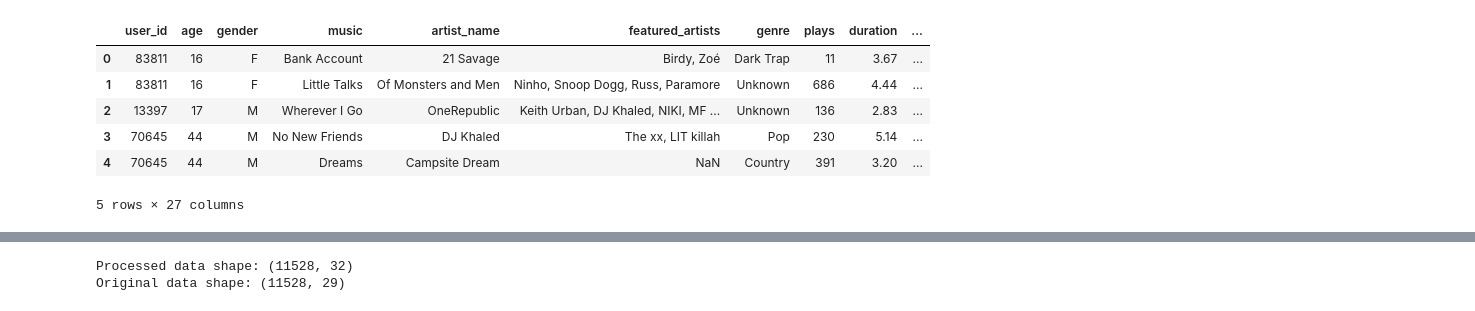
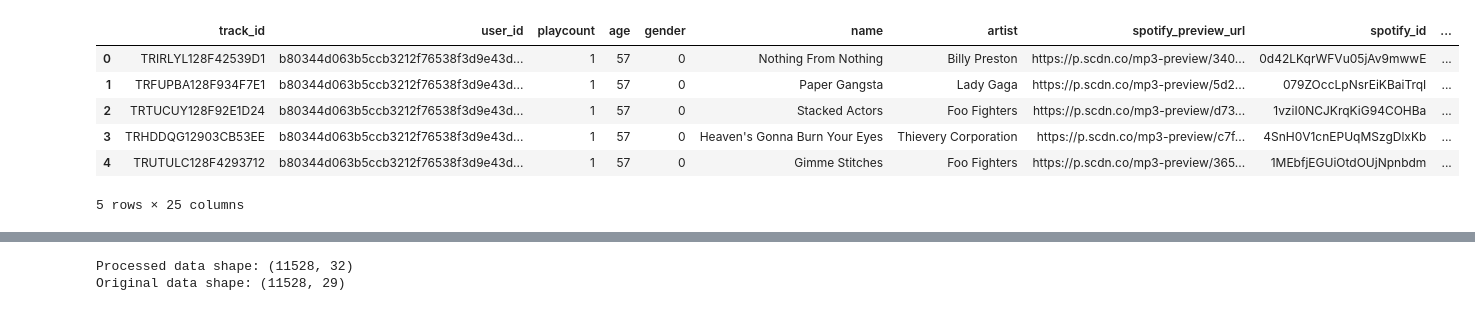
Before and after one commit to jnopareboateng/Lhydra_rs, a Jupyter notebook: data_cleaning.ipynb, the cells around one changed output, grey strips where cells are left out. Cells and saved outputs as stored; diff of their text form; code cells hidden in the pictures.

```diff
--- a/data_cleaning.ipynb
+++ b/data_cleaning.ipynb
@@ -14,18 +14,18 @@ logging.basicConfig(
     level=logging.DEBUG, format="%(asctime)s - %(levelname)s - %(message)s"
 )
 # %%
-filepath = "data/cleaned_modv2.csv"
+filepath = "data/msd_full_data.csv"
 data = pd.read_csv(filepath)
 df = data.copy()
 df.head()
 # %% [output]
-|  | user_id | age | gender | music | artist_name | featured_artists | genre | plays | duration | ... |
-| 0 | 83811 | 16 | F | Bank Account | 21 Savage | Birdy, Zoé | Dark Trap | 11 | 3.67 | ... |
-| 1 | 83811 | 16 | F | Little Talks | Of Monsters and Men | Ninho, Snoop Dogg, Russ, Paramore | Unknown | 686 | 4.44 | ... |
-| 2 | 13397 | 17 | M | Wherever I Go | OneRepublic | Keith Urban, DJ Khaled, NIKI, MF ... | Unknown | 136 | 2.83 | ... |
-| 3 | 70645 | 44 | M | No New Friends | DJ Khaled | The xx, LIT killah | Pop | 230 | 5.14 | ... |
-| 4 | 70645 | 44 | M | Dreams | Campsite Dream | NaN | Country | 391 | 3.20 | ... |
+|  | track_id | user_id | playcount | age | gender | name | artist | spotify_preview_url | spotify_id | ... |
+| 0 | TRIRLYL128F42539D1 | b80344d063b5ccb3212f76538f3d9e43d... | 1 | 57 | 0 | Nothing From Nothing | Billy Preston | https://p.scdn.co/mp3-preview/340... | 0d42LKqrWFVu05jAv9mwwE | ... |
+| 1 | TRFUPBA128F934F7E1 | b80344d063b5ccb3212f76538f3d9e43d... | 1 | 57 | 0 | Paper Gangsta | Lady Gaga | https://p.scdn.co/mp3-preview/5d2... | 079ZOccLpNsrEiKBaiTrqI | ... |
+| 2 | TRTUCUY128F92E1D24 | b80344d063b5ccb3212f76538f3d9e43d... | 1 | 57 | 0 | Stacked Actors | Foo Fighters | https://p.scdn.co/mp3-preview/d73... | 1vziI0NCJKrqKiG94COHBa | ... |
+| 3 | TRHDDQG12903CB53EE | b80344d063b5ccb3212f76538f3d9e43d... | 1 | 57 | 0 | Heaven's Gonna Burn Your Eyes | Thievery Corporation | https://p.scdn.co/mp3-preview/c7f... | 4SnH0V1cnEPUqMSzgDlxKb | ... |
+| 4 | TRUTULC128F4293712 | b80344d063b5ccb3212f76538f3d9e43d... | 1 | 57 | 0 | Gimme Stitches | Foo Fighters | https://p.scdn.co/mp3-preview/365... | 1MEbfjEGUiOtdOUjNpnbdm | ... |
-5 rows × 27 columns
+5 rows × 25 columns
 # %%
 # 1. correct encoding of user ids with hashing
 # 2. correct encoding of music ids with hashing
```
Also changed, not shown: parts of 8 cells of this notebook, 12 other files.
